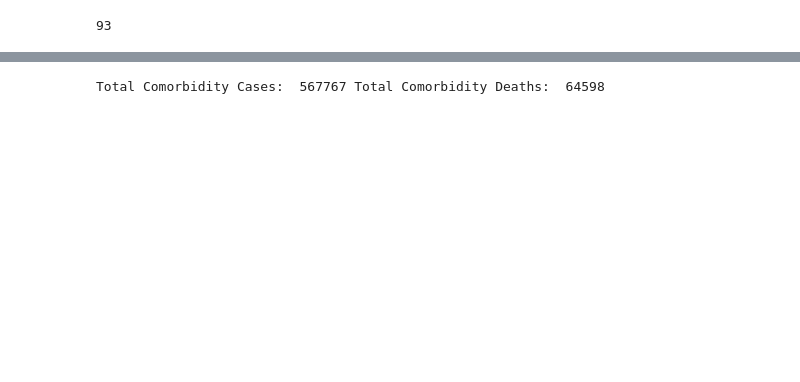
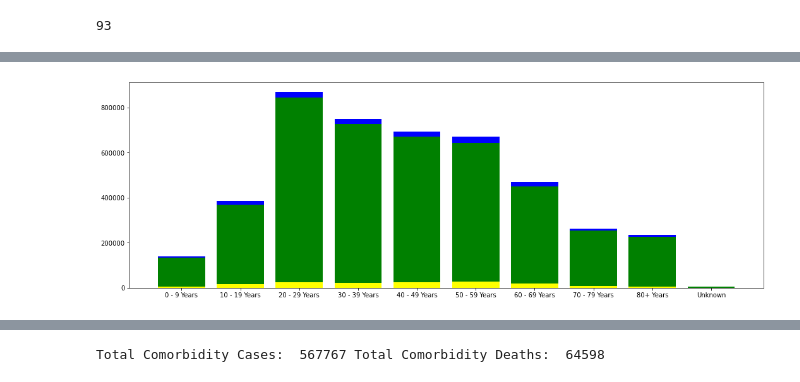
Before and after one commit to alleyvolta/C19, a Jupyter notebook: Covid-19 Analysis.ipynb, the cells around one changed output, grey strips where cells are left out. Cells and saved outputs as stored; diff of their text form; code cells hidden in the pictures; blank space fills up the shorter version.

```diff
--- a/Covid-19 Analysis.ipynb
+++ b/Covid-19 Analysis.ipynb
@@ -75,0 +126,10 @@ Total Deaths:  133985
+# %%
+plt.figure(figsize=(18,6))
+
+plt.bar(ageGroups, byAge, color='blue') #Entry
+plt.bar(ageGroups, casesByAge, color='green') #Lab-confirmed
+plt.bar(ageGroups, probableCasesByAge, color='yellow') #Probable
+
+plt.show()
+# %% [output]
+[figure, added]
```
Also changed, not shown: parts of 31 cells of this notebook.
